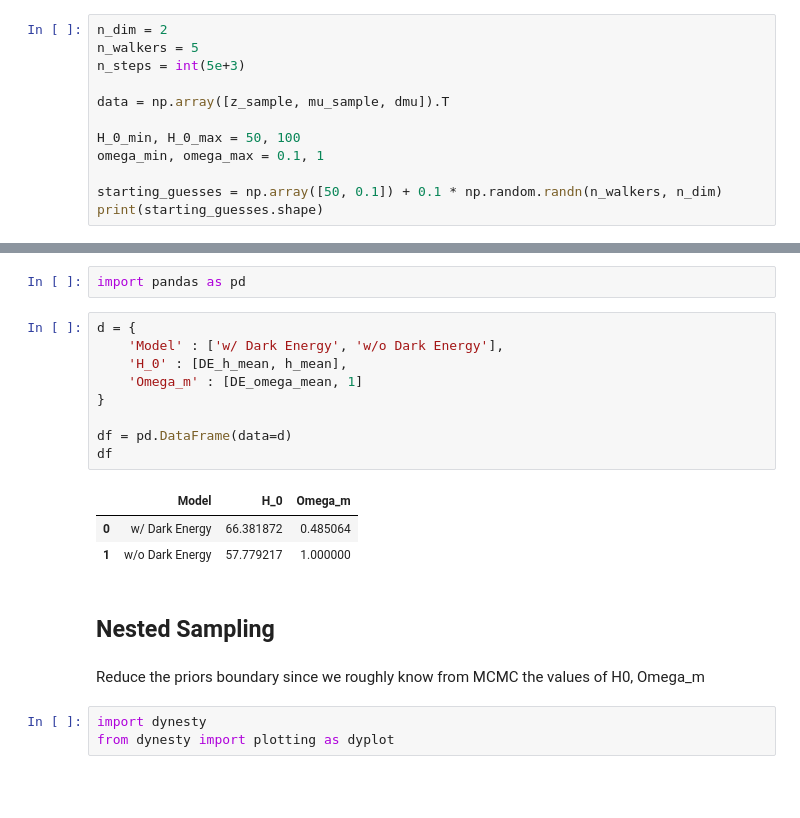
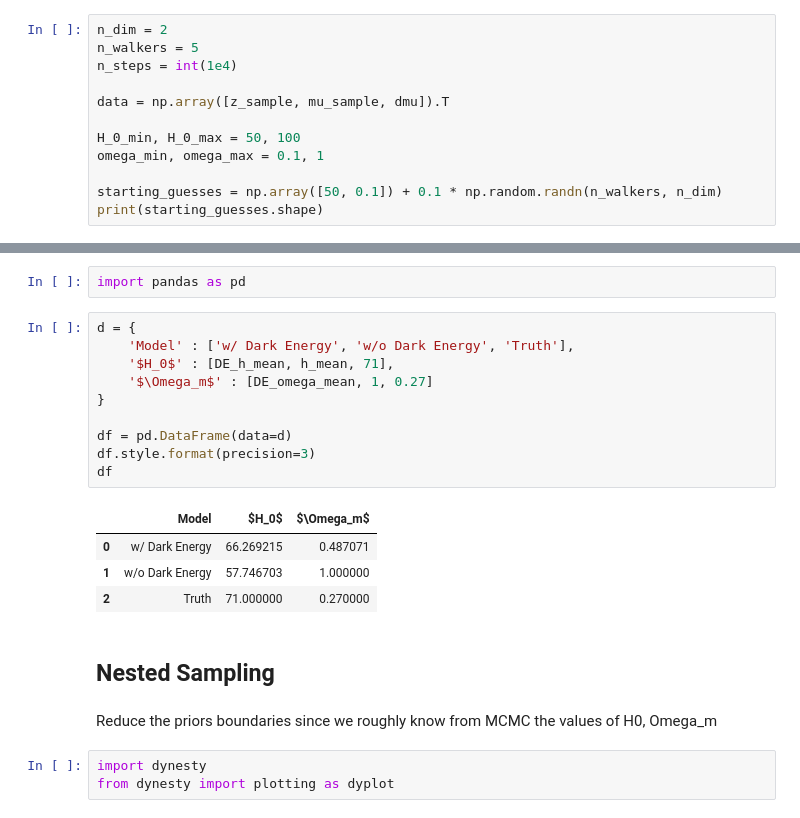
Before and after one commit to lisam10/astrostatistics_bicocca_2024, a Jupyter notebook: working/W18_GPR.ipynb, the cells around one changed output, grey strips where cells are left out. Saved outputs shown, nothing was run; the diff lists cells and outputs as text; blank space fills up the shorter version.

```diff
--- a/working/W18_GPR.ipynb
+++ b/working/W18_GPR.ipynb
@@ -164,7 +164,7 @@ import corner
 # %%
 n_dim = 2
 n_walkers = 5
-n_steps = int(5e+3)
+n_steps = int(1e4)
 
 data = np.array([z_sample, mu_sample, dmu]).T
 
@@ -354,21 +342,23 @@ plt.ylim(35,50)
 import pandas as pd
 # %%
 d = {
-    'Model' : ['w/ Dark Energy', 'w/o Dark Energy'],
-    'H_0' : [DE_h_mean, h_mean],
-    'Omega_m' : [DE_omega_mean, 1]
+    'Model' : ['w/ Dark Energy', 'w/o Dark Energy', 'Truth'],
+    '$H_0$' : [DE_h_mean, h_mean, 71],
+    '$\Omega_m$' : [DE_omega_mean, 1, 0.27]
 }
 
 df = pd.DataFrame(data=d)
+df.style.format(precision=3)
 df
 # %% [output]
-|  | Model | H_0 | Omega_m |
-| 0 | w/ Dark Energy | 66.381872 | 0.485064 |
-| 1 | w/o Dark Energy | 57.779217 | 1.000000 |
+|  | Model | $H_0$ | $\Omega_m$ |
+| 0 | w/ Dark Energy | 66.269215 | 0.487071 |
+| 1 | w/o Dark Energy | 57.746703 | 1.000000 |
+| 2 | Truth | 71.000000 | 0.270000 |
 # %% [markdown]
 ## Nested Sampling
 # %% [markdown]
-Reduce the priors boundary since we roughly know from MCMC the values of H0, Omega_m
+Reduce the priors boundaries since we roughly know from MCMC the values of H0, Omega_m
 # %%
 import dynesty
 from dynesty import plotting as dyplot
```
Also changed, not shown: parts of 28 cells of this notebook.
